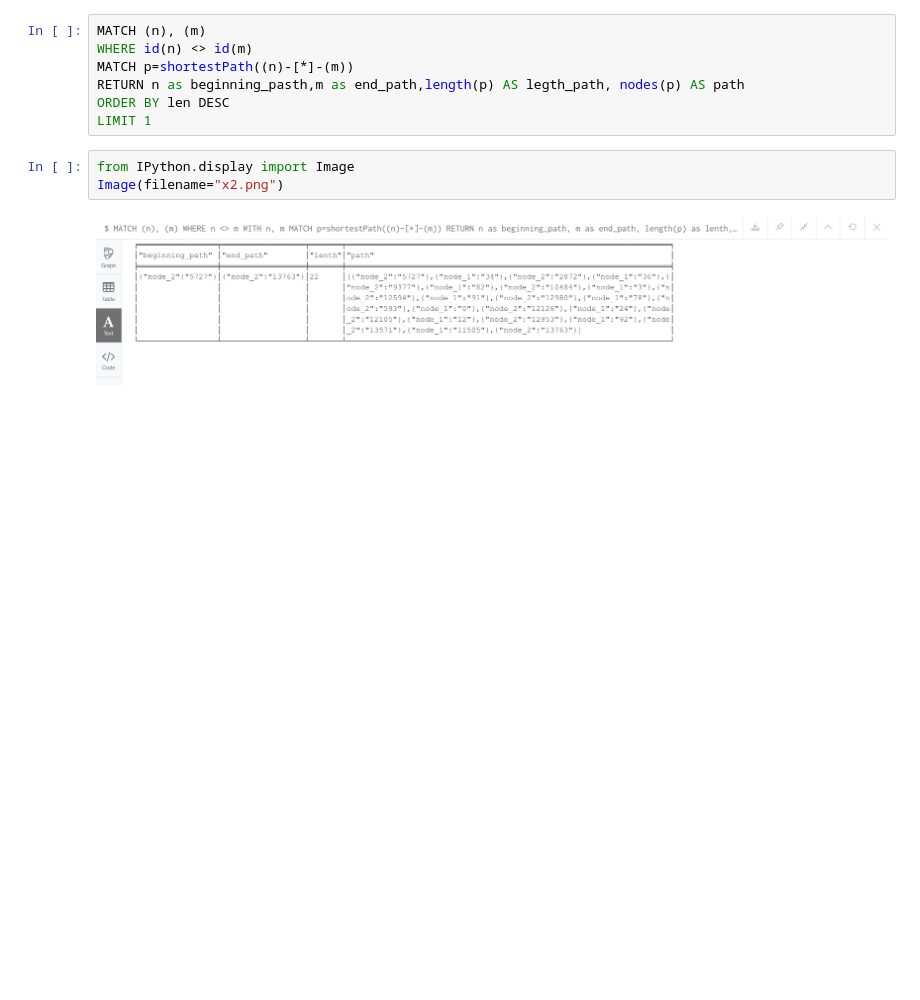
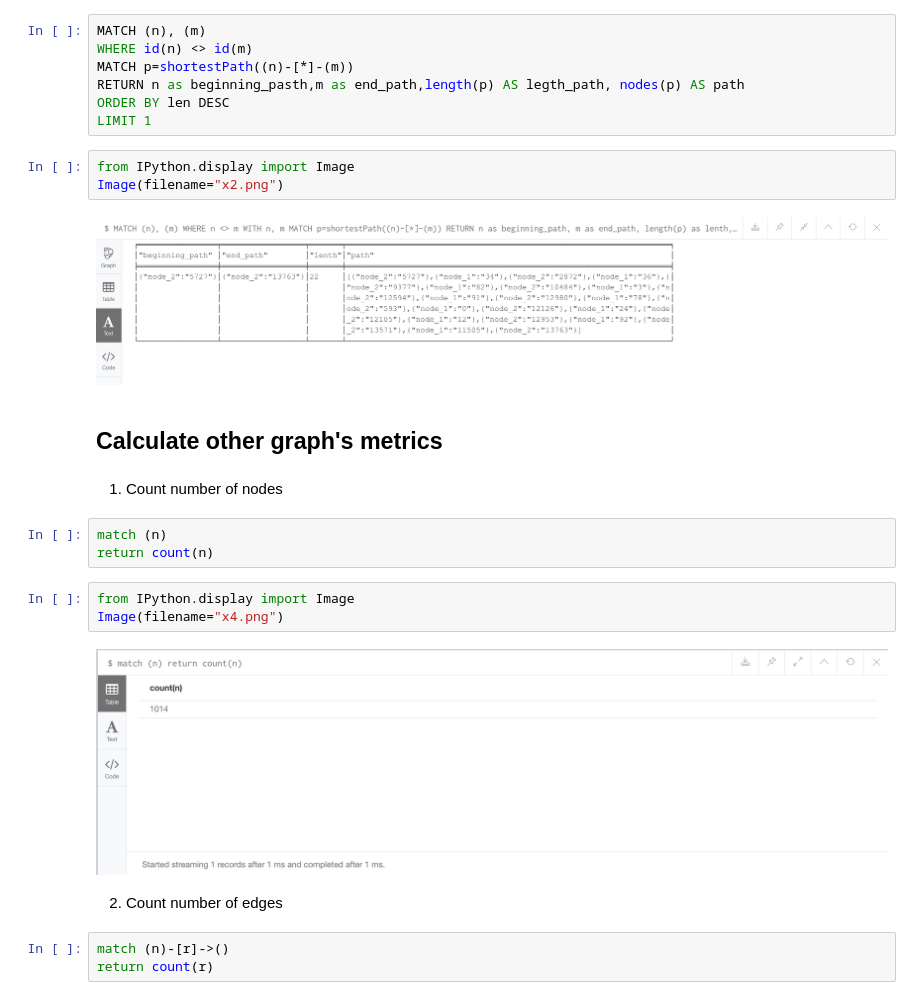
Before and after one commit to olga0503/DATA-620, a Jupyter notebook: Week 3 Assignment.ipynb, the cells around one changed output. Cells and saved outputs as stored; diff of their text form; blank space fills up the shorter version.

```diff
--- a/Week 3 Assignment.ipynb
+++ b/Week 3 Assignment.ipynb
@@ -31,3 +31,20 @@ from IPython.display import Image
 Image(filename="x2.png")
 # %% [output]
 [figure]
+# %% [markdown]
+## Calculate other graph's metrics
+# %% [markdown]
+1. Count number of nodes
+# %%
+match (n)
+return count(n)
+# %%
+from IPython.display import Image
+Image(filename="x4.png")
+# %% [output]
+[figure, added]
+# %% [markdown]
+2. Count number of edges
+# %%
+match (n)-[r]->()
+return count(r)
```
Also changed, not shown: parts of 10 cells of this notebook.
